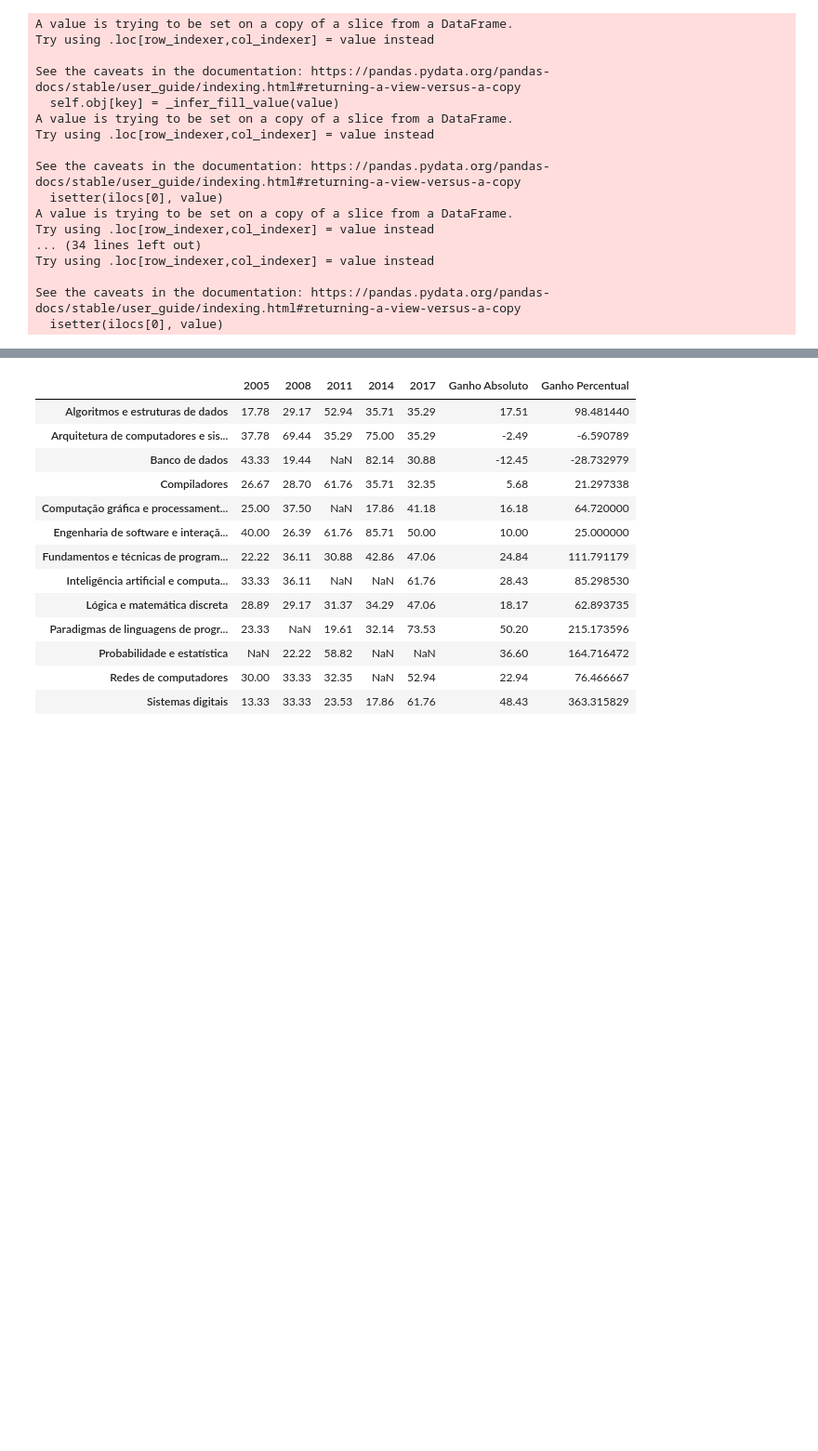
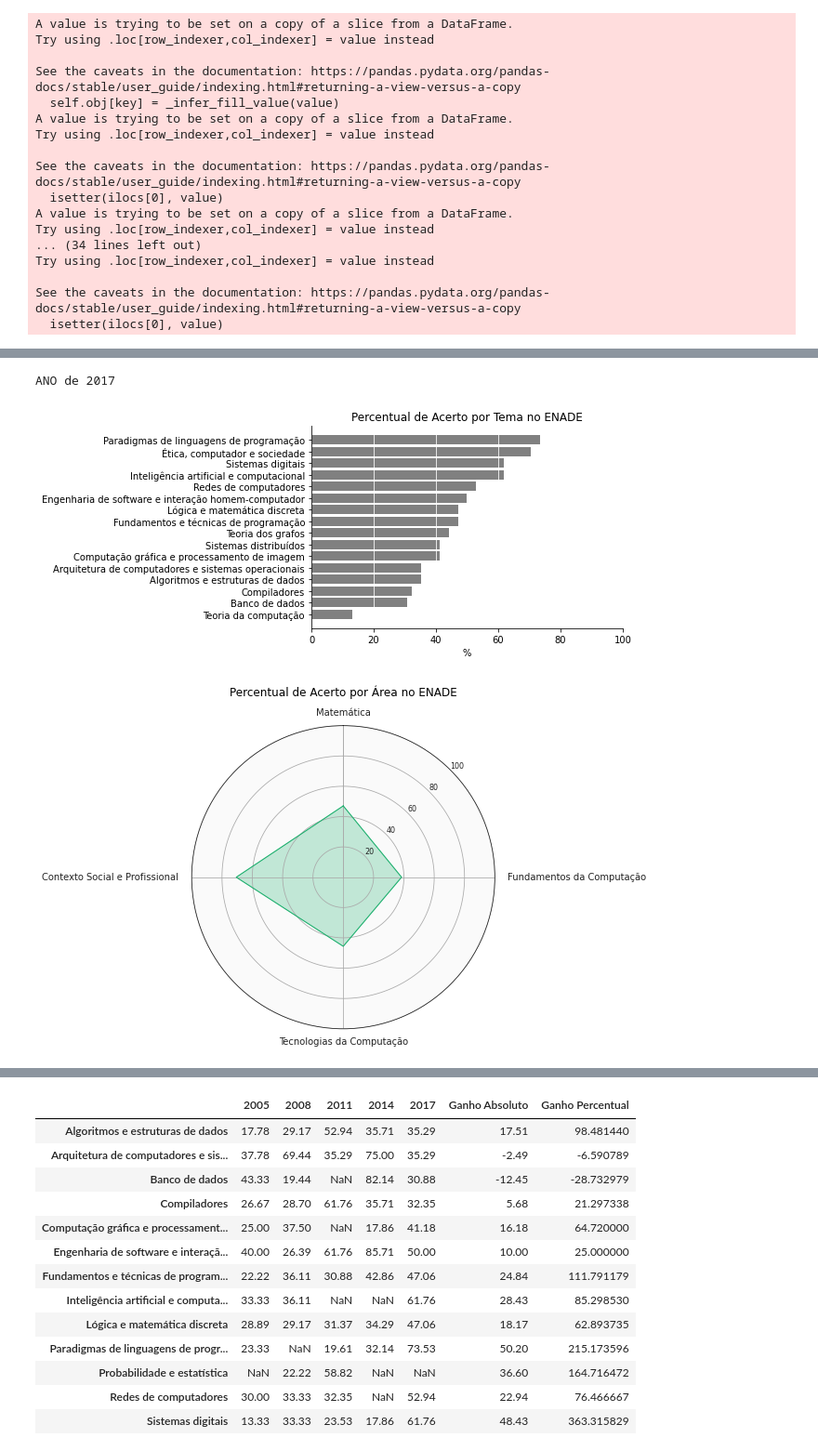
Before and after one commit to renan-cunha/KDD-Enade-Computing, a Jupyter notebook: main.ipynb, the cells around one changed output, grey strips where cells are left out. Shown at 93% size. Drawn from its saved outputs; the diff is of its cells as text; code cells hidden in the pictures; blank space fills up the shorter version.

Commit message:
Add radar graphs with poscomp categories

```diff
--- a/main.ipynb
+++ b/main.ipynb
@@ -246,7 +269,0 @@ ANO de 2017
-# %%
-year = 2014
-print(f"ANO de {year}")
-display_dfs[year] = display_dfs[year].loc[display_dfs[year]["Nº Questões"] != 0]
-bar_graph_display_df(display_dfs[year])
-make_radar_plot(list(display_dfs[year]["Nota %"]), list(display_dfs[year].index), "")
-display_dfs[year]
@@ -270,7 +269,0 @@ ANO de 2014
-# %%
-year = 2011
-print(f"ANO de {year}")
-display_dfs[year] = display_dfs[year].loc[display_dfs[year]["Nº Questões"] != 0]
-bar_graph_display_df(display_dfs[year])
-make_radar_plot(list(display_dfs[year]["Nota %"]), list(display_dfs[year].index), "")
-display_dfs[year]
@@ -294,7 +269,0 @@ ANO de 2011
-# %%
-year = 2008
-print(f"ANO de {year}")
-display_dfs[year] = display_dfs[year].loc[display_dfs[year]["Nº Questões"] != 0]
-bar_graph_display_df(display_dfs[year])
-make_radar_plot(list(display_dfs[year]["Nota %"]), list(display_dfs[year].index), "")
-display_dfs[year]
@@ -320,7 +269,0 @@ ANO de 2008
-# %%
-year = 2005
-print(f"ANO de {year}")
-display_dfs[year] = display_dfs[year].loc[display_dfs[year]["Nº Questões"] != 0]
-bar_graph_display_df(display_dfs[year])
-make_radar_plot(list(display_dfs[year]["Nota %"]), list(display_dfs[year].index), "")
-display_dfs[year]
@@ -346,0 +270,7 @@ ANO de 2005
+# %%
+year = 2017
+display_data_by_subject(year, dfs, display_dfs)
+# %% [output]
+ANO de 2017
+[figure, added]
+[figure, added]
```
Also changed, not shown: parts of 15 cells of this notebook.
